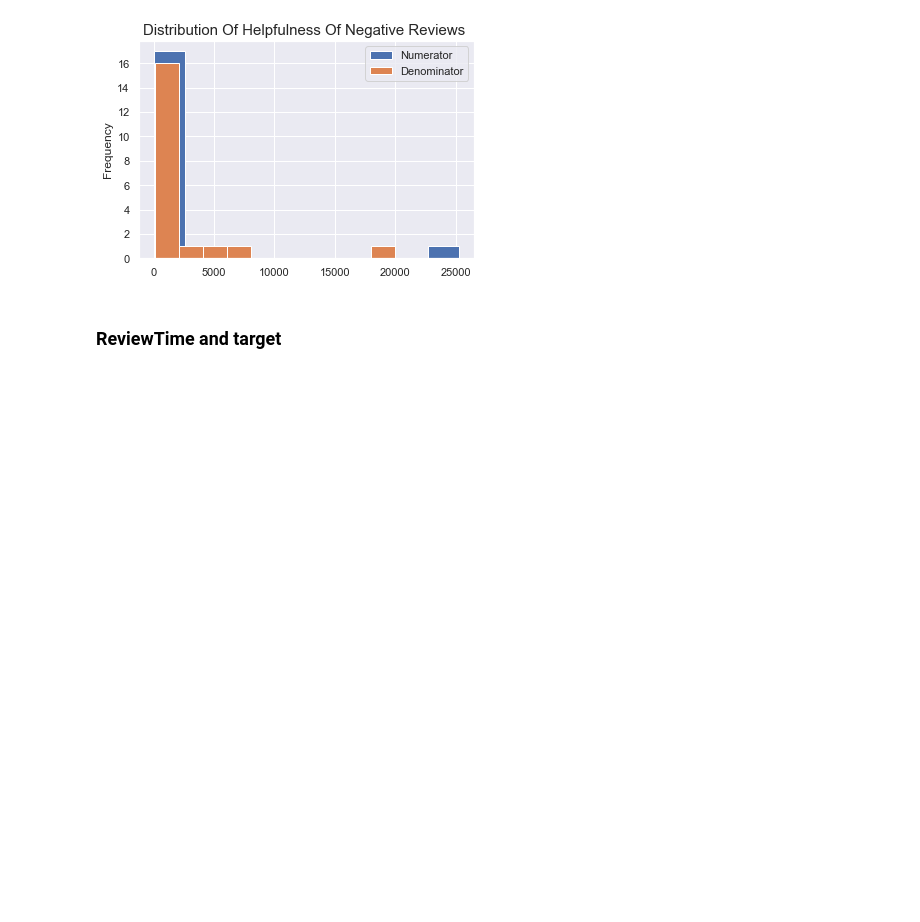
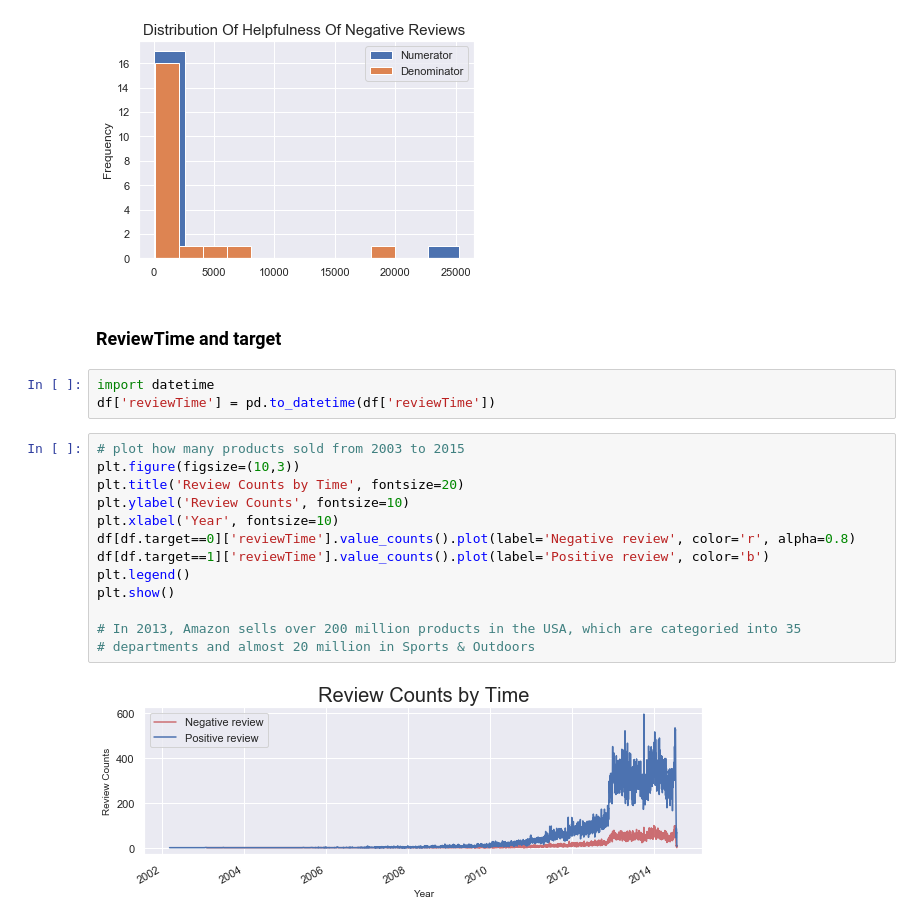
Before and after one commit to nortonlyr/MachineLearningExercises, a Jupyter notebook: NLP_Ex/NLP_AmazonReviewAnalysis.ipynb, the cells around one changed output. Saved outputs shown, nothing was run; the diff lists cells and outputs as text; blank space fills up the shorter version.

```diff
--- a/NLP_Ex/NLP_AmazonReviewAnalysis.ipynb
+++ b/NLP_Ex/NLP_AmazonReviewAnalysis.ipynb
@@ -144,3 +144,21 @@ plt.show()
 [figure]
 # %% [markdown]
 ### ReviewTime and target
+# %%
+import datetime
+df['reviewTime'] = pd.to_datetime(df['reviewTime'])
+# %%
+# plot how many products sold from 2003 to 2015
+plt.figure(figsize=(10,3))
+plt.title('Review Counts by Time', fontsize=20)
+plt.ylabel('Review Counts', fontsize=10)
+plt.xlabel('Year', fontsize=10)
+df[df.target==0]['reviewTime'].value_counts().plot(label='Negative review', color='r', alpha=0.8)
+df[df.target==1]['reviewTime'].value_counts().plot(label='Positive review', color='b')
+plt.legend()
+plt.show()
+
+# In 2013, Amazon sells over 200 million products in the USA, which are categoried into 35
+# departments and almost 20 million in Sports & Outdoors
+# %% [output]
+[figure, added]
```
